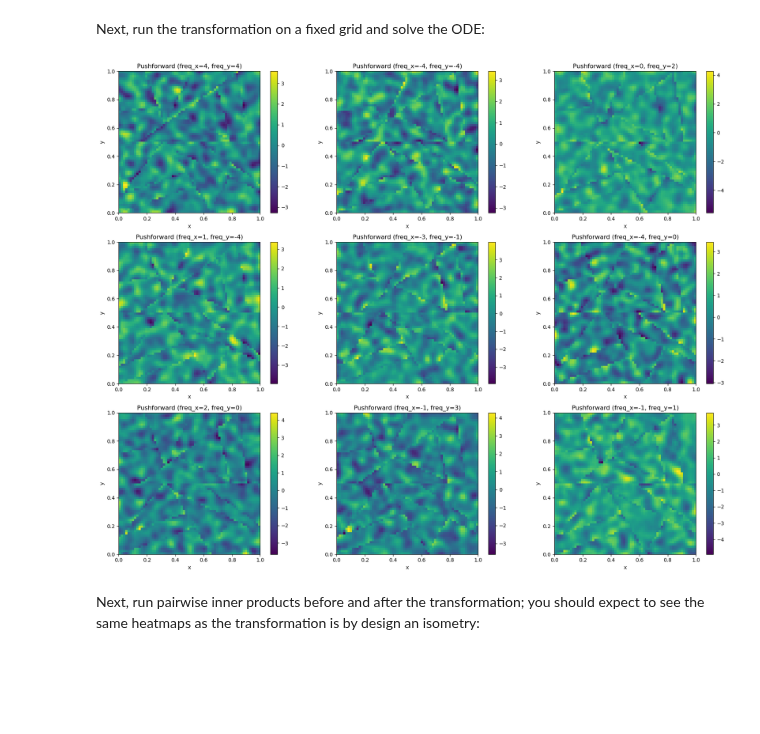
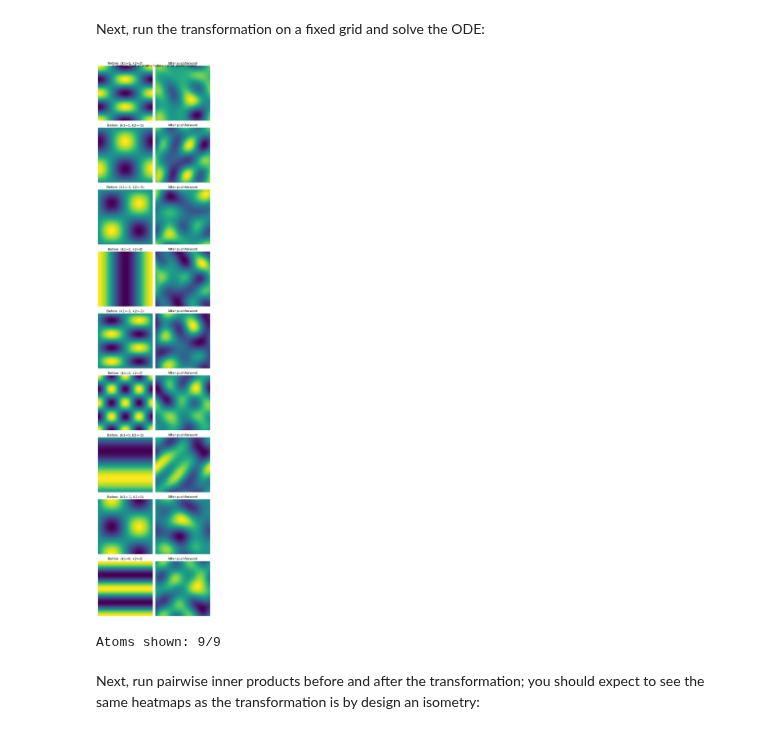
Before and after one commit to HamidrezaKmK/Learning-ONBs, a Jupyter notebook: notebooks/isometries/eulerian_transform.ipynb, the cells around one changed output. Cells and saved outputs as stored; diff of their text form; code cells hidden in the pictures; blank space fills up the shorter version.

```diff
--- a/notebooks/isometries/eulerian_transform.ipynb
+++ b/notebooks/isometries/eulerian_transform.ipynb
@@ -78,49 +92,53 @@ Next, run the transformation on a fixed grid and solve the ODE:
 from infidictionary.dictionaries import FourierDictionary
 from infidictionary.domain_samplers import SquareSampler
 
 fourier_basis = FourierDictionary(domain_dim=2, num_channels=1, p=0.1)
 torch.manual_seed(0)
-indices_tensorized = fourier_basis.get_truncated_indices(5).to(device)
+indices_tensorized = fourier_basis.get_truncated_indices(N_TRUNCATION).to(device)
 indices_tensorized = indices_tensorized[torch.randperm(indices_tensorized.shape[0])][:9]  # shuffle and take first 9
+# indices_tensorized = indices_tensorized[-9:]  # shuffle and take first 9
 
 N_per_dim = 64
 end_time = 1.0
 
 # Regular grid — no noise so we can reshape to (N, N) for imshow
 xy = SquareSampler(stratified=True, add_noise=False).sample(N_per_dim).to(device)
 src_field = fourier_basis.get_atoms(xy, indices_tensorized)
 isometry.shuffle_model_state(20)
 tgt_coords, _, tgt_field = isometry.pushforward(
     xy,
     torch.zeros(xy.shape[0], device=xy.device),
     src_field,
     start_time=0.0,
     end_time=end_time,
 )
 
 def field_to_img(f_N1, N):
     """(N²,1) or (N²,) → (N, N) float ready for imshow(origin='lower').
     ij-indexing: first dim = x (→ columns), second = y (→ rows), so transpose."""
     return f_N1.detach().cpu().float().squeeze(-1).reshape(N, N).T.numpy()
 
-fig, axes = plt.subplots(nrows=3, ncols=3, figsize=(18, 14))
-for row in range(3):
-    for col in range(3):
-        ax = axes[row, col]
-        im = ax.imshow(
-            field_to_img(tgt_field[row * 3 + col], N_per_dim),
-            origin='lower', extent=[0, 1, 0, 1], cmap='viridis',
-        )
-        plt.colorbar(im, ax=ax)
-        idx_x = indices_tensorized[row * 3 + col, 0].item()
-        idx_y = indices_tensorized[row * 3 + col, 1].item()
-        ax.set_title(f'Pushforward (freq_x={idx_x}, freq_y={idx_y})')
-        ax.set_xlabel('x')
-        ax.set_ylabel('y')
+
+A = tgt_field.shape[0]
+n_show = min(A, 9)
+fig, axes = plt.subplots(n_show, 2, figsize=(6, 3.2 * n_show))
+for i in range(n_show):
+    axes[i, 0].imshow(field_to_img(src_field[i], N_per_dim), origin='lower')
+    k1, k2, _ = indices_tensorized[i].tolist()
+    axes[i, 0].set_title(f'Before  (k1={k1}, k2={k2})')
+    axes[i, 0].axis('off')
+
+    axes[i, 1].imshow(field_to_img(tgt_field[i], N_per_dim), origin='lower')
+    axes[i, 1].set_title(f'After pushforward')
+    axes[i, 1].axis('off')
+
+plt.suptitle('1-channel Fourier atoms before / after pushforward')
 plt.tight_layout()
 plt.show()
+print(f"Atoms shown: {n_show}/{A}")
 # %% [output]
-[figure, old version]
+[figure, new version]
+Atoms shown: 9/9
 # %% [markdown]
 Next, run pairwise inner products before and after the transformation; you should expect to see the same heatmaps as the transformation is by design an isometry:
 # %%
```
Also changed, not shown: parts of 11 cells of this notebook, 32 other files.
